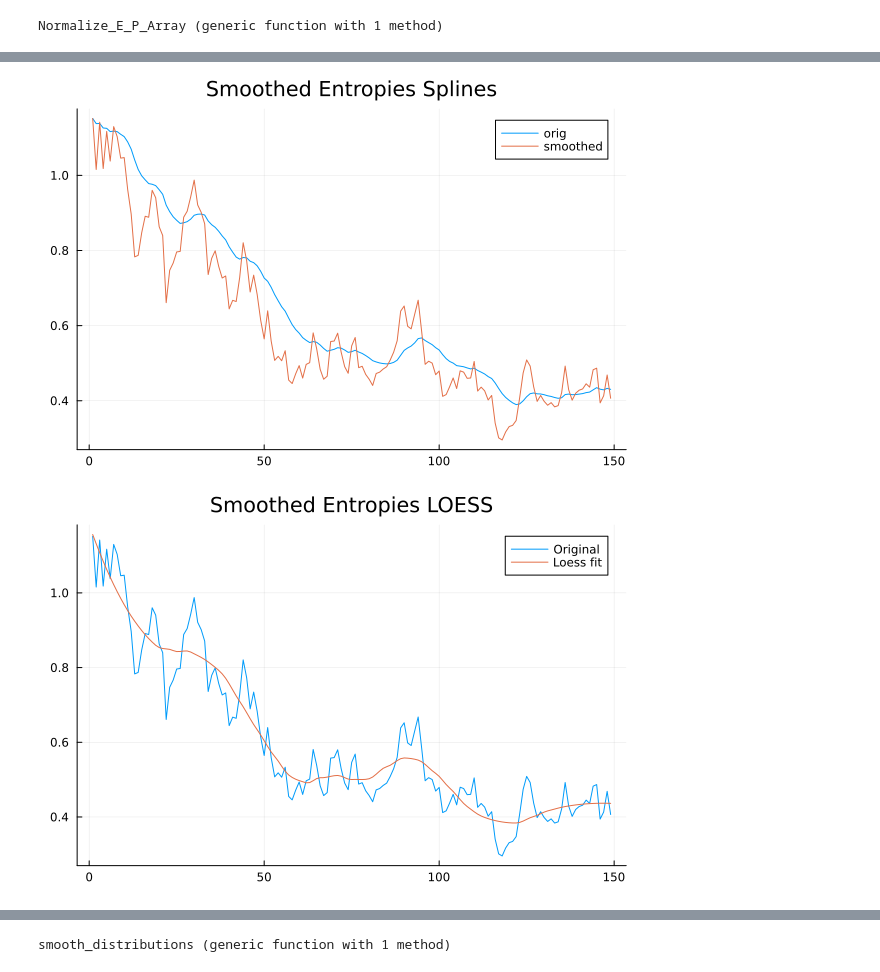
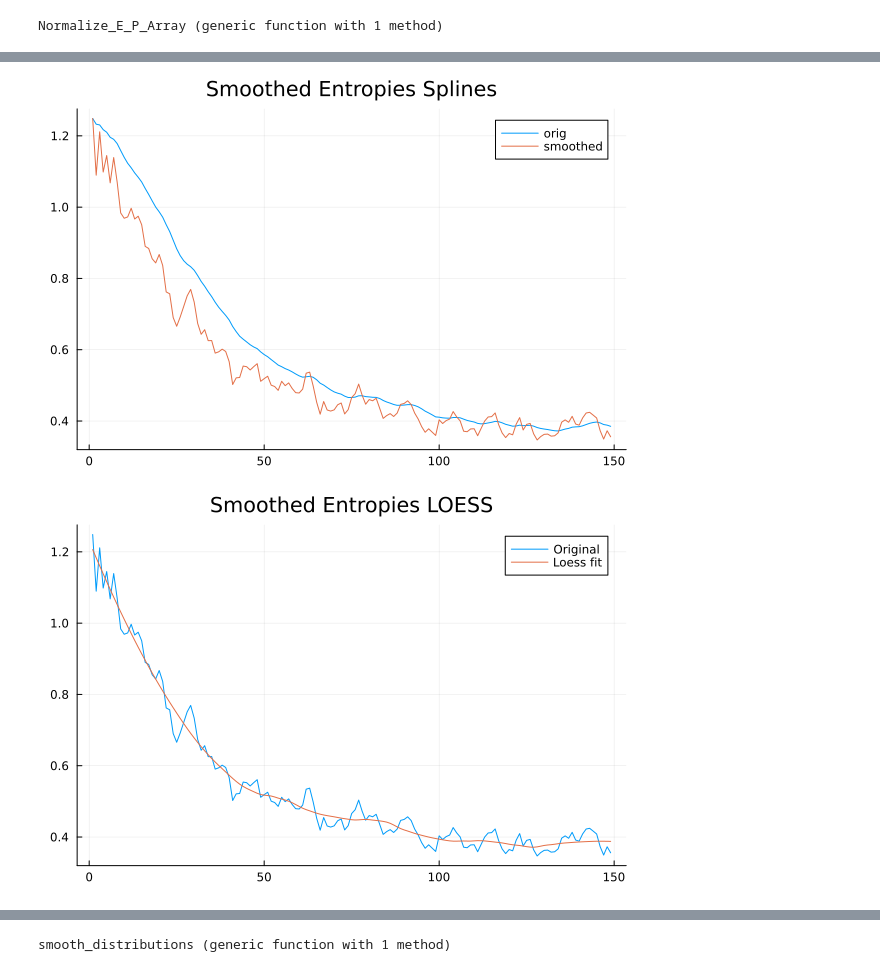
Before and after one commit to mantzaris/FlockingHeat, a Jupyter notebook: nb2.ipynb, the cells around one changed output, grey strips where cells are left out. Saved outputs shown, nothing was run; the diff lists cells and outputs as text; code cells hidden in the pictures.

```diff
--- a/nb2.ipynb
+++ b/nb2.ipynb
@@ -476,7 +477,7 @@ end
 Normalize_E_P_Array (generic function with 1 method)
 # %%
 
-num_simulations = 30
+num_simulations = 50
 step_num = 150
 adata = [ :separation, :speed, :ensemble ]
 mdata = [ Step_Num, Model_Ensemble_Energy, Model_Thermo_State,
@@ -584,11 +596,11 @@ S_vals_spline = [itp[x] for x in t];  # Evaluate the spline at each point
 # %%
 p = Plots.plot( [smoothed_S_vals S_vals_spline],
     labels=["orig" "smoothed"], title="Smoothed Entropies Splines" )
-savefig(p,"SmoothedEntropiesSplines.png")
+#savefig(p,"SmoothedEntropiesSplines.png")
 #plot_save(p)
 display(p)
 # %% [output]
-[figure, old version]
+[figure, new version]
 # %%
 t = 1:length(average_S[3:end])
 model = loess(t, average_S[3:end], span=0.3)
@@ -596,13 +608,13 @@ S_vals_loess = [predict(model, x) for x in t];
 # %%
 Plots.plot(t, average_S[3:end], label = "Original")
 p = Plots.plot!(t, S_vals_loess, label = "Loess fit",
     title="Smoothed Entropies LOESS")
 
-savefig(p,"SmoothedEntropiesLOESS.png")
+#savefig(p,"SmoothedEntropiesLOESS.png")
 #plot_save(p)
 display(p)
 # %% [output]
-[figure, old version]
+[figure, new version]
 # %%
 t = 1:length(average_U[3:end])
 model = loess(t, average_U[3:end], span=0.3)
```
Also changed, not shown: parts of 29 cells of this notebook, 23 other files.
